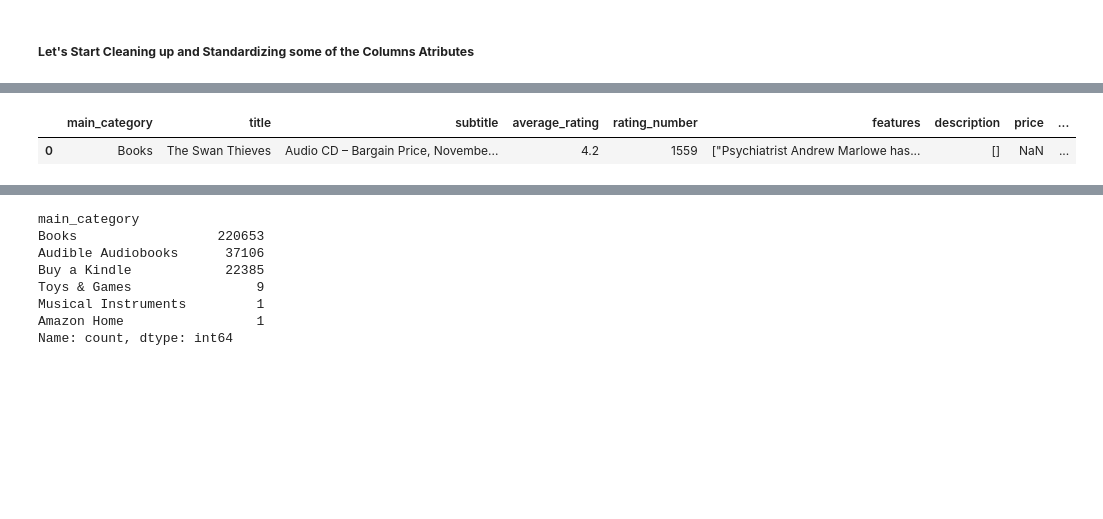
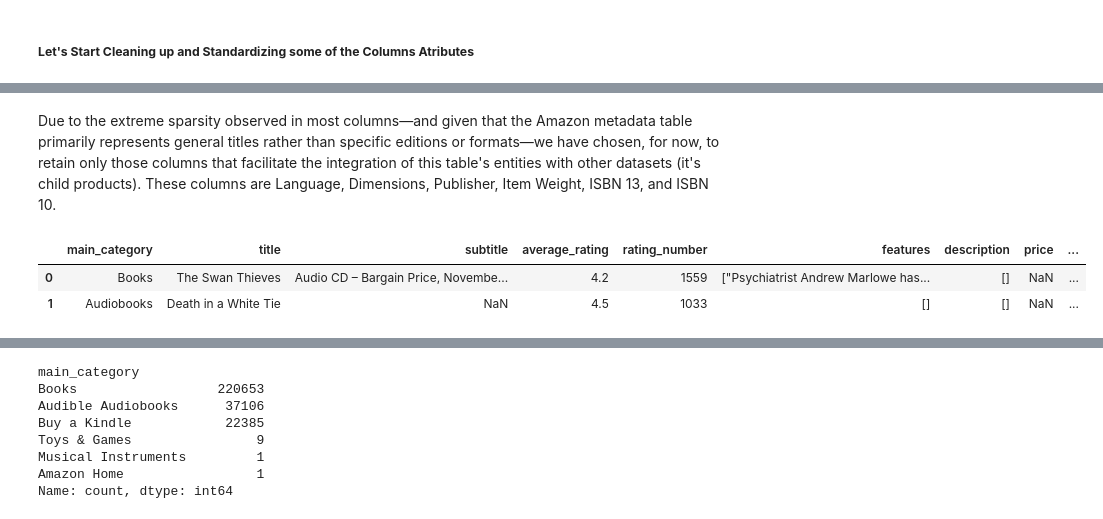
Before and after one commit to ijustsnapped/IPAI, a Jupyter notebook: Project_Raw.ipynb, the cells around one changed output, grey strips where cells are left out. Drawn from its saved outputs; the diff is of its cells as text; code cells hidden in the pictures; blank space fills up the shorter version.

```diff
--- a/Project_Raw.ipynb
+++ b/Project_Raw.ipynb
@@ -1472,0 +1494,7 @@ Index(['main_category', 'title', 'subtitle', 'average_rating', 'rating_number',
+# %%
+details_df = df['details'].apply(pd.Series)
+
+# Optionally, drop the original 'details' column and join the new columns
+df = df.drop('details', axis=1).join(details_df)
+# %%
+df.rename(columns={0: "details"}, inplace=True)
@@ -1472,0 +1505,5 @@ Index(['main_category', 'title', 'subtitle', 'average_rating', 'rating_number',
+# %%
+import ast
+df["details"] = df["details"].apply(ast.literal_eval)
+details_expanded = df["details"].apply(pd.Series)
+details_expanded
@@ -1473,5 +1548,22 @@ Index(['main_category', 'title', 'subtitle', 'average_rating', 'rating_number',
+# %% [markdown]
+Due to the extreme sparsity observed in most columns—and given that the Amazon metadata table primarily represents general titles rather than specific editions or formats—we have chosen, for now, to retain only those columns that facilitate the integration of this table's entities with other datasets (it's child products). These columns are Language, Dimensions, Publisher, Item Weight, ISBN 13, and ISBN 10.
+# %%
+target_fields = ["Language", "Dimensions", "Publisher", "Item Weight",
+                 "ISBN 13", "ISBN 10"]
+
+# Copy only available target fields from details_expanded into df
+available_fields = [col for col in details_expanded.columns if col in target_fields]
+df[available_fields] = details_expanded[available_fields]
+
+# Find all columns in details_expanded whose name contains "date" (case-insensitive)
+date_columns = [col for col in details_expanded.columns if 'date' in col.lower()]
+
+# Create a unified PublicationDate column by taking the first non-null value across the date columns
+if date_columns:
+    df['PublicationDate'] = details_expanded[date_columns].bfill(axis=1).iloc[:, 0]
 # %%
-df.head(1)
+df.head(2)
 # %% [output]
 |  | main_category | title | subtitle | average_rating | rating_number | features | description | price | ... |
 | 0 | Books | The Swan Thieves | Audio CD – Bargain Price, Novembe... | 4.2 | 1559 | ["Psychiatrist Andrew Marlowe has... | [] | NaN | ... |
+| 1 | Audiobooks | Death in a White Tie | NaN | 4.5 | 1033 | [] | [] | NaN | ... |
```
Also changed, not shown: parts of 79 cells of this notebook.
